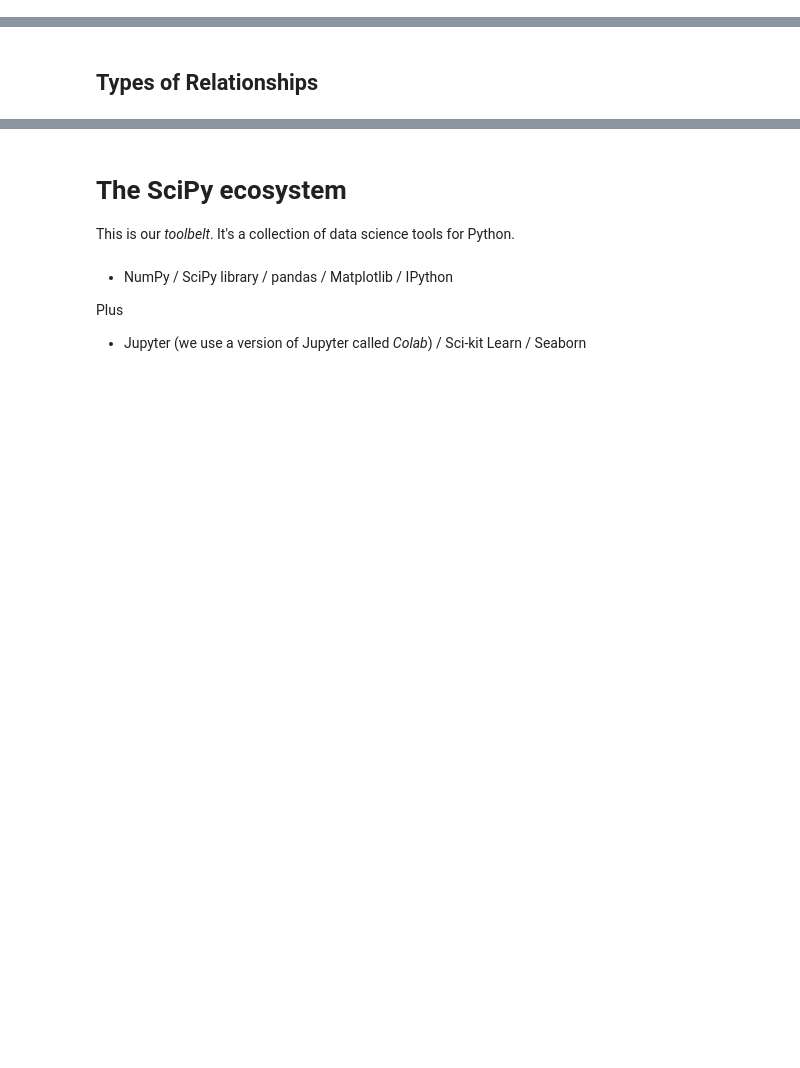
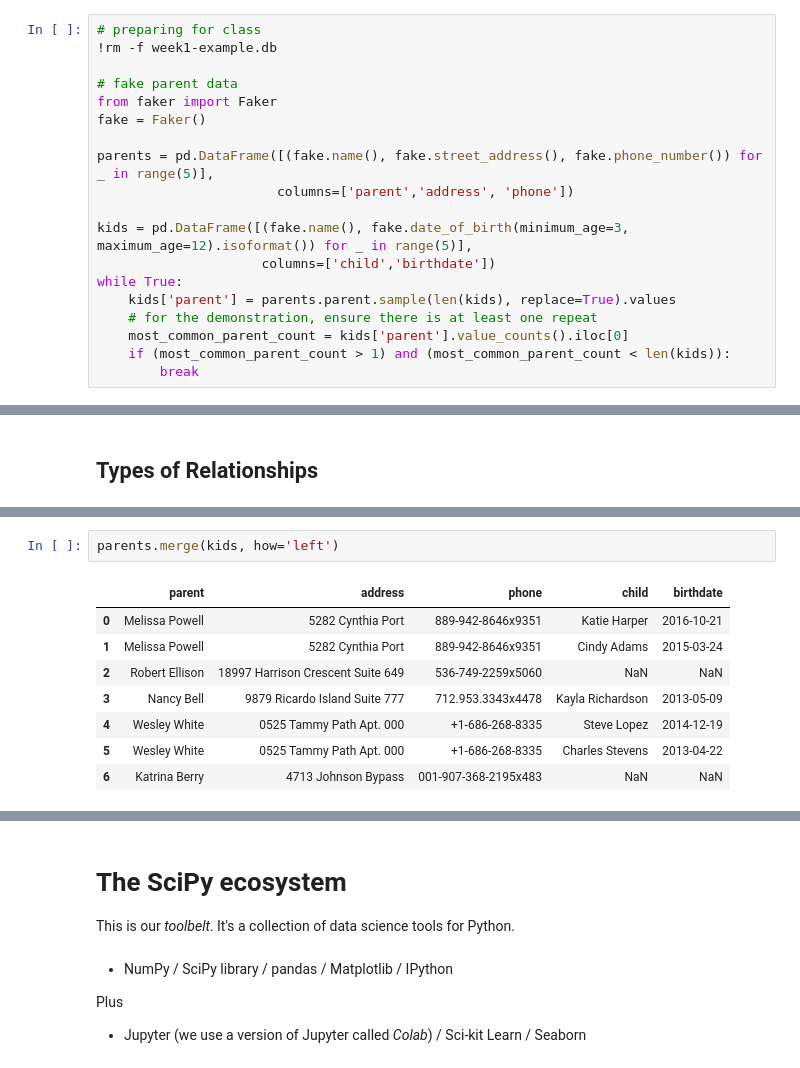
Before and after one commit to organisciak/Scripting-Course, a Jupyter notebook: slides/01-introduction.ipynb, the cells around one changed output, grey strips where cells are left out. Saved outputs shown, nothing was run; the diff lists cells and outputs as text; blank space fills up the shorter version.

Commit message:
2022 week 1 updates

```diff
--- a/slides/01-introduction.ipynb
+++ b/slides/01-introduction.ipynb
@@ -7,6 +7,25 @@
 - Know your Zoom backups
     - If your internet is poor, you can use 'Switch to Phone Audio' while keeping your computer connected for everything else.
     - Worst-case scenario - you can call in entirely by phone (*don't do this unless you have no other choice - chat and screensharing are important to class)
+# %%
+# preparing for class
+!rm -f week1-example.db
+
+# fake parent data
+from faker import Faker
+fake = Faker()
+
+parents = pd.DataFrame([(fake.name(), fake.street_address(), fake.phone_number()) for _ in range(5)],
+                       columns=['parent','address', 'phone'])
+
+kids = pd.DataFrame([(fake.name(), fake.date_of_birth(minimum_age=3, maximum_age=12).isoformat()) for _ in range(5)],
+                     columns=['child','birthdate'])
+while True:
+    kids['parent'] = parents.parent.sample(len(kids), replace=True).values
+    # for the demonstration, ensure there is at least one repeat
+    most_common_parent_count = kids['parent'].value_counts().iloc[0]
+    if (most_common_parent_count > 1) and (most_common_parent_count < len(kids)):
+        break
 # %% [markdown]
 # Week 1: Scripting for Large Databases
 
@@ -336,0 +322,11 @@ Left Inner Join
+# %%
+parents.merge(kids, how='left')
+# %% [output]
+|  | parent | address | phone | child | birthdate |
+| 0 | Melissa Powell | 5282 Cynthia Port | 889-942-8646x9351 | Katie Harper | 2016-10-21 |
+| 1 | Melissa Powell | 5282 Cynthia Port | 889-942-8646x9351 | Cindy Adams | 2015-03-24 |
+| 2 | Robert Ellison | 18997 Harrison Crescent Suite 649 | 536-749-2259x5060 | NaN | NaN |
+| 3 | Nancy Bell | 9879 Ricardo Island Suite 777 | 712.953.3343x4478 | Kayla Richardson | 2013-05-09 |
+| 4 | Wesley White | 0525 Tammy Path Apt. 000 | +1-686-268-8335 | Steve Lopez | 2014-12-19 |
+| 5 | Wesley White | 0525 Tammy Path Apt. 000 | +1-686-268-8335 | Charles Stevens | 2013-04-22 |
+| 6 | Katrina Berry | 4713 Johnson Bypass | 001-907-368-2195x483 | NaN | NaN |
```
Also changed, not shown: parts of 78 cells of this notebook, 2 other files.
